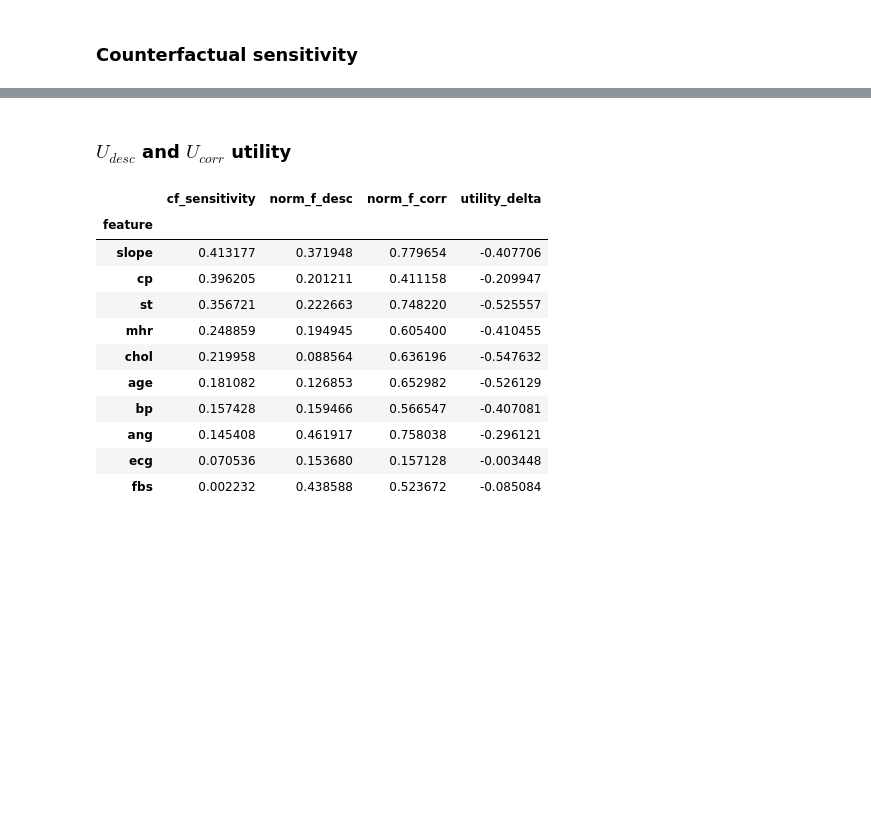
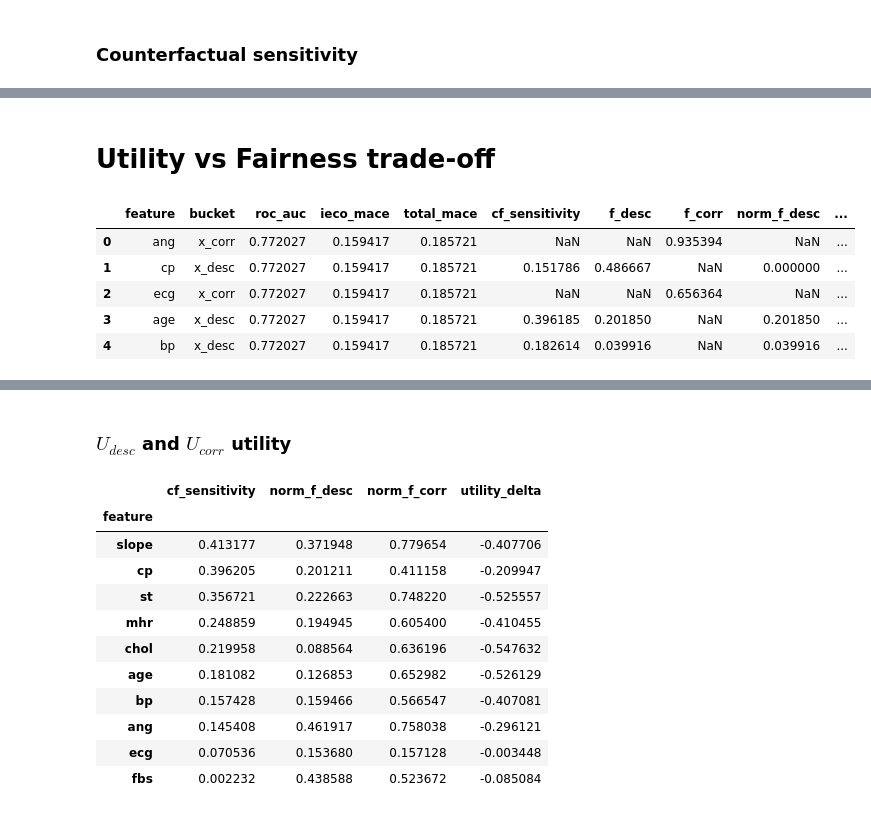
Before and after one commit to LuSyo/Health-ML-Bias-Experiments, a Jupyter notebook: notebooks/ceveahe_experiment/sbs_audit_result.ipynb, the cells around one changed output, grey strips where cells are left out. Cells and saved outputs as stored; diff of their text form; code cells hidden in the pictures; blank space fills up the shorter version.

```diff
--- a/notebooks/ceveahe_experiment/sbs_audit_result.ipynb
+++ b/notebooks/ceveahe_experiment/sbs_audit_result.ipynb
@@ -69,0 +71,11 @@ plt.plot()
+# %% [markdown]
+# Utility vs Fairness trade-off
+# %%
+sbs_results.head()
+# %% [output]
+|  | feature | bucket | roc_auc | ieco_mace | total_mace | cf_sensitivity | f_desc | f_corr | norm_f_desc | ... |
+| 0 | ang | x_corr | 0.772027 | 0.159417 | 0.185721 | NaN | NaN | 0.935394 | NaN | ... |
+| 1 | cp | x_desc | 0.772027 | 0.159417 | 0.185721 | 0.151786 | 0.486667 | NaN | 0.000000 | ... |
+| 2 | ecg | x_corr | 0.772027 | 0.159417 | 0.185721 | NaN | NaN | 0.656364 | NaN | ... |
+| 3 | age | x_desc | 0.772027 | 0.159417 | 0.185721 | 0.396185 | 0.201850 | NaN | 0.201850 | ... |
+| 4 | bp | x_desc | 0.772027 | 0.159417 | 0.185721 | 0.182614 | 0.039916 | NaN | 0.039916 | ... |
```
Also changed, not shown: parts of 9 cells of this notebook.
